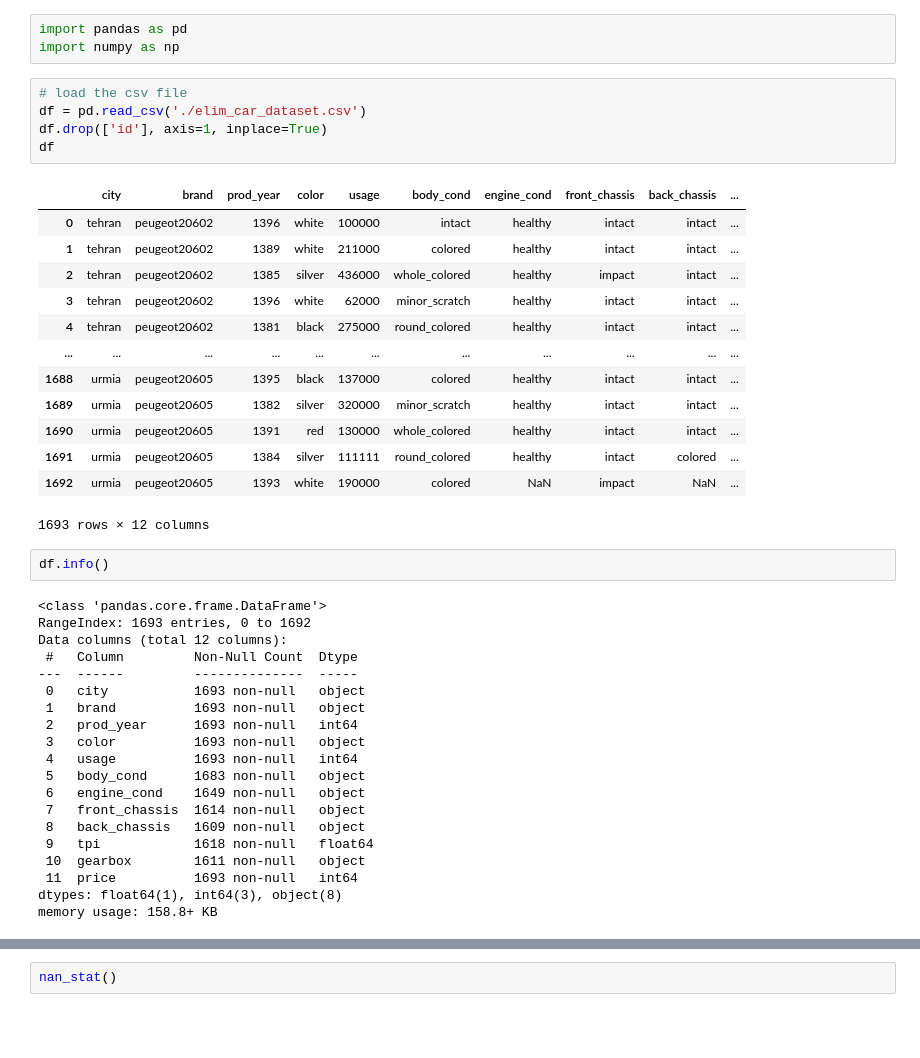
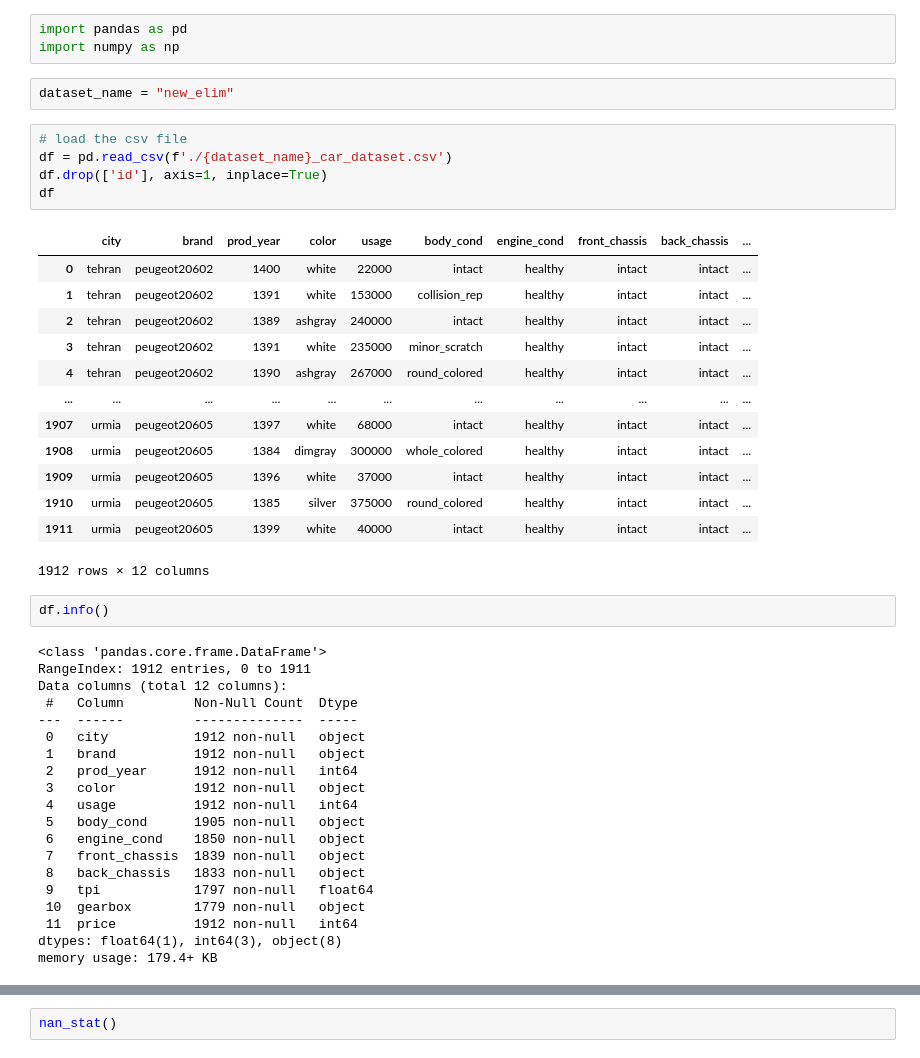
Before and after one commit to VafaTarighi/car-price-prediction-using-regression-tree, a Jupyter notebook: preprocessing.ipynb, the cells around one changed output, grey strips where cells are left out. Saved outputs shown, nothing was run; the diff lists cells and outputs as text; blank space fills up the shorter version.

```diff
--- a/preprocessing.ipynb
+++ b/preprocessing.ipynb
@@ -1,47 +1,49 @@
 # %%
 import pandas as pd
 import numpy as np
+# %%
+dataset_name = "new_elim"
 # %%
 # load the csv file
-df = pd.read_csv('./elim_car_dataset.csv')
+df = pd.read_csv(f'./{dataset_name}_car_dataset.csv')
 df.drop(['id'], axis=1, inplace=True)
 df
 # %% [output]
 |  | city | brand | prod_year | color | usage | body_cond | engine_cond | front_chassis | back_chassis | ... |
-| 0 | tehran | peugeot20602 | 1396 | white | 100000 | intact | healthy | intact | intact | ... |
-| 1 | tehran | peugeot20602 | 1389 | white | 211000 | colored | healthy | intact | intact | ... |
-| 2 | tehran | peugeot20602 | 1385 | silver | 436000 | whole_colored | healthy | impact | intact | ... |
-| 3 | tehran | peugeot20602 | 1396 | white | 62000 | minor_scratch | healthy | intact | intact | ... |
-| 4 | tehran | peugeot20602 | 1381 | black | 275000 | round_colored | healthy | intact | intact | ... |
+| 0 | tehran | peugeot20602 | 1400 | white | 22000 | intact | healthy | intact | intact | ... |
+| 1 | tehran | peugeot20602 | 1391 | white | 153000 | collision_rep | healthy | intact | intact | ... |
+| 2 | tehran | peugeot20602 | 1389 | ashgray | 240000 | intact | healthy | intact | intact | ... |
+| 3 | tehran | peugeot20602 | 1391 | white | 235000 | minor_scratch | healthy | intact | intact | ... |
+| 4 | tehran | peugeot20602 | 1390 | ashgray | 267000 | round_colored | healthy | intact | intact | ... |
 | ... | ... | ... | ... | ... | ... | ... | ... | ... | ... | ... |
-| 1688 | urmia | peugeot20605 | 1395 | black | 137000 | colored | healthy | intact | intact | ... |
-| 1689 | urmia | peugeot20605 | 1382 | silver | 320000 | minor_scratch | healthy | intact | intact | ... |
-| 1690 | urmia | peugeot20605 | 1391 | red | 130000 | whole_colored | healthy | intact | intact | ... |
-| 1691 | urmia | peugeot20605 | 1384 | silver | 111111 | round_colored | healthy | intact | colored | ... |
-| 1692 | urmia | peugeot20605 | 1393 | white | 190000 | colored | NaN | impact | NaN | ... |
+| 1907 | urmia | peugeot20605 | 1397 | white | 68000 | intact | healthy | intact | intact | ... |
+| 1908 | urmia | peugeot20605 | 1384 | dimgray | 300000 | whole_colored | healthy | intact | intact | ... |
+| 1909 | urmia | peugeot20605 | 1396 | white | 37000 | intact | healthy | intact | intact | ... |
+| 1910 | urmia | peugeot20605 | 1385 | silver | 375000 | round_colored | healthy | intact | intact | ... |
+| 1911 | urmia | peugeot20605 | 1399 | white | 40000 | intact | healthy | intact | intact | ... |
-1693 rows × 12 columns
+1912 rows × 12 columns
 # %%
 df.info()
 # %% [output]
 <class 'pandas.core.frame.DataFrame'>
-RangeIndex: 1693 entries, 0 to 1692
+RangeIndex: 1912 entries, 0 to 1911
 Data columns (total 12 columns):
  #   Column         Non-Null Count  Dtype
 ---  ------         --------------  -----
- 0   city           1693 non-null   object
- 1   brand          1693 non-null   object
- 2   prod_year      1693 non-null   int64
- 3   color          1693 non-null   object
- 4   usage          1693 non-null   int64
- 5   body_cond      1683 non-null   object
- 6   engine_cond    1649 non-null   object
- 7   front_chassis  1614 non-null   object
- 8   back_chassis   1609 non-null   object
- 9   tpi            1618 non-null   float64
- 10  gearbox        1611 non-null   object
- 11  price          1693 non-null   int64
+ 0   city           1912 non-null   object
+ 1   brand          1912 non-null   object
+ 2   prod_year      1912 non-null   int64
+ 3   color          1912 non-null   object
+ 4   usage          1912 non-null   int64
+ 5   body_cond      1905 non-null   object
+ 6   engine_cond    1850 non-null   object
+ 7   front_chassis  1839 non-null   object
+ 8   back_chassis   1833 non-null   object
+ 9   tpi            1797 non-null   float64
+ 10  gearbox        1779 non-null   object
+ 11  price          1912 non-null   int64
 dtypes: float64(1), int64(3), object(8)
-memory usage: 158.8+ KB
+memory usage: 179.4+ KB
 # %%
 def nan_stat():
     d_size = df.shape[0]
```
Also changed, not shown: parts of 6 cells of this notebook, 11 other files.
